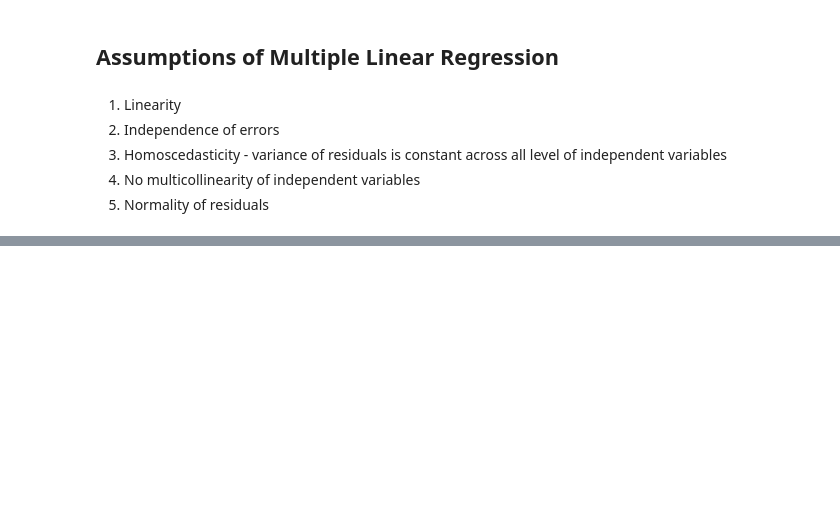
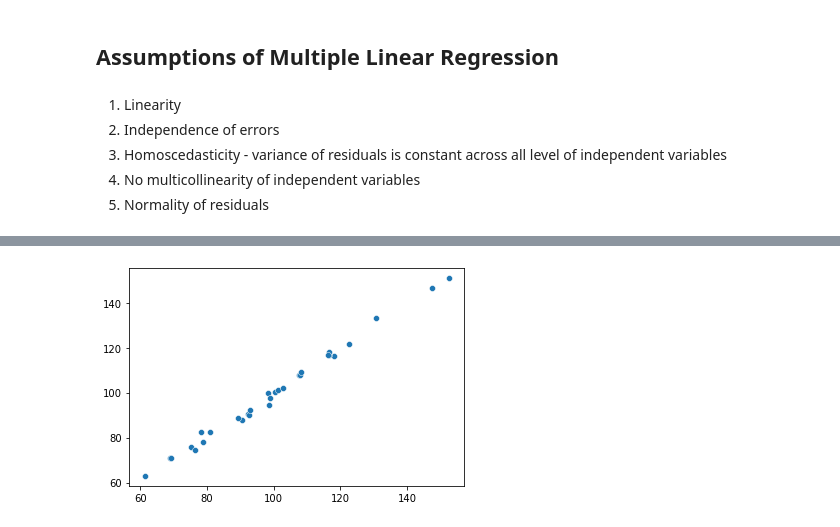
Before and after one commit to Mythamor/Linear_Regression, a Jupyter notebook: Linear_Regression.ipynb, the cells around one changed output, grey strips where cells are left out. Saved outputs shown, nothing was run; the diff lists cells and outputs as text; code cells hidden in the pictures; blank space fills up the shorter version.

```diff
--- a/Linear_Regression.ipynb
+++ b/Linear_Regression.ipynb
@@ -247,0 +282,3 @@ plt.show()
+# %%
+# Check the predictd values
+y_pred = results.predict(X_test)
@@ -247,0 +289,4 @@ plt.show()
+# %%
+sns.scatterplot(y_pred, y_test);
+# %% [output]
+[figure, added]
```
Also changed, not shown: parts of 13 cells of this notebook.
